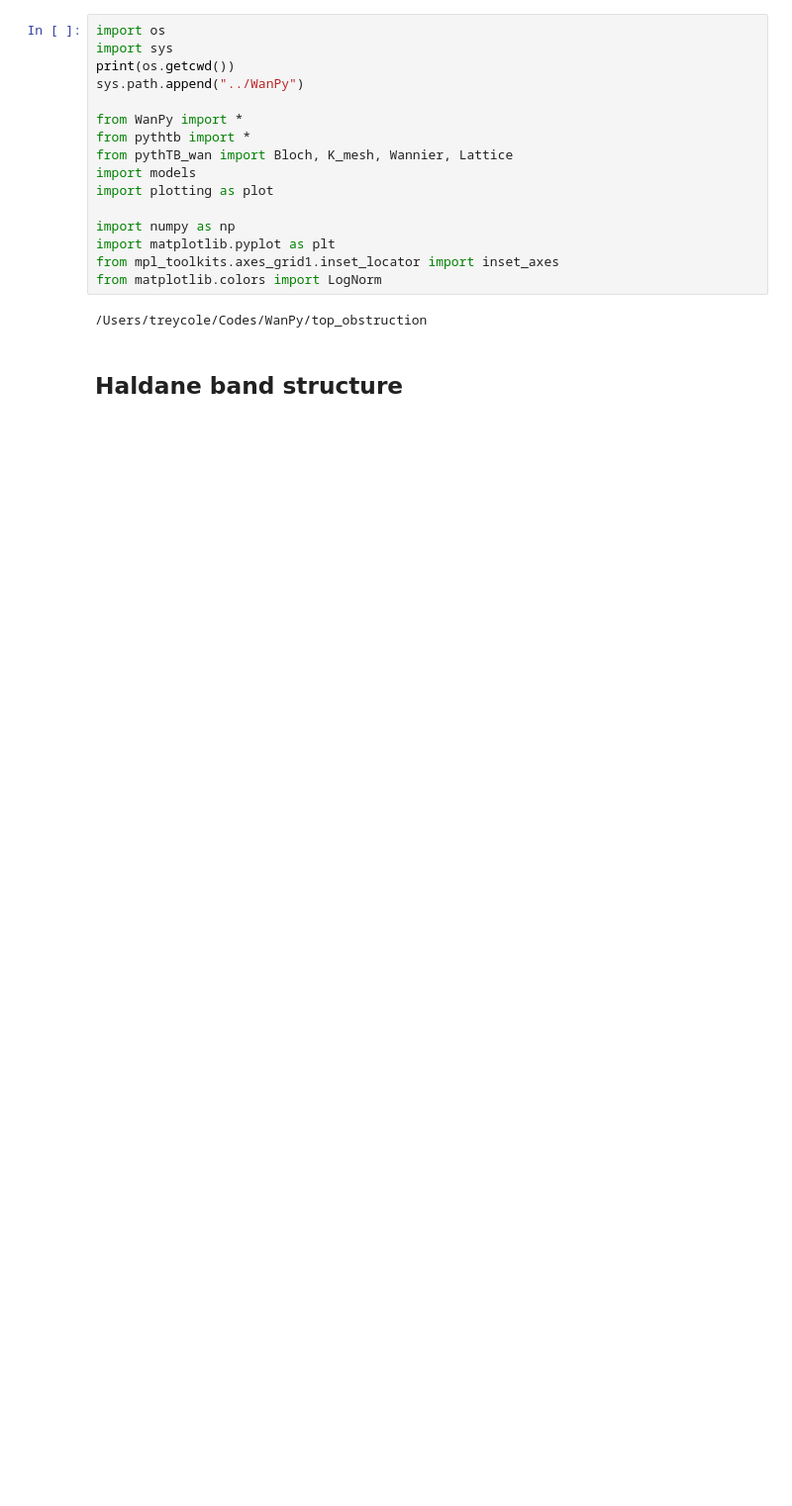
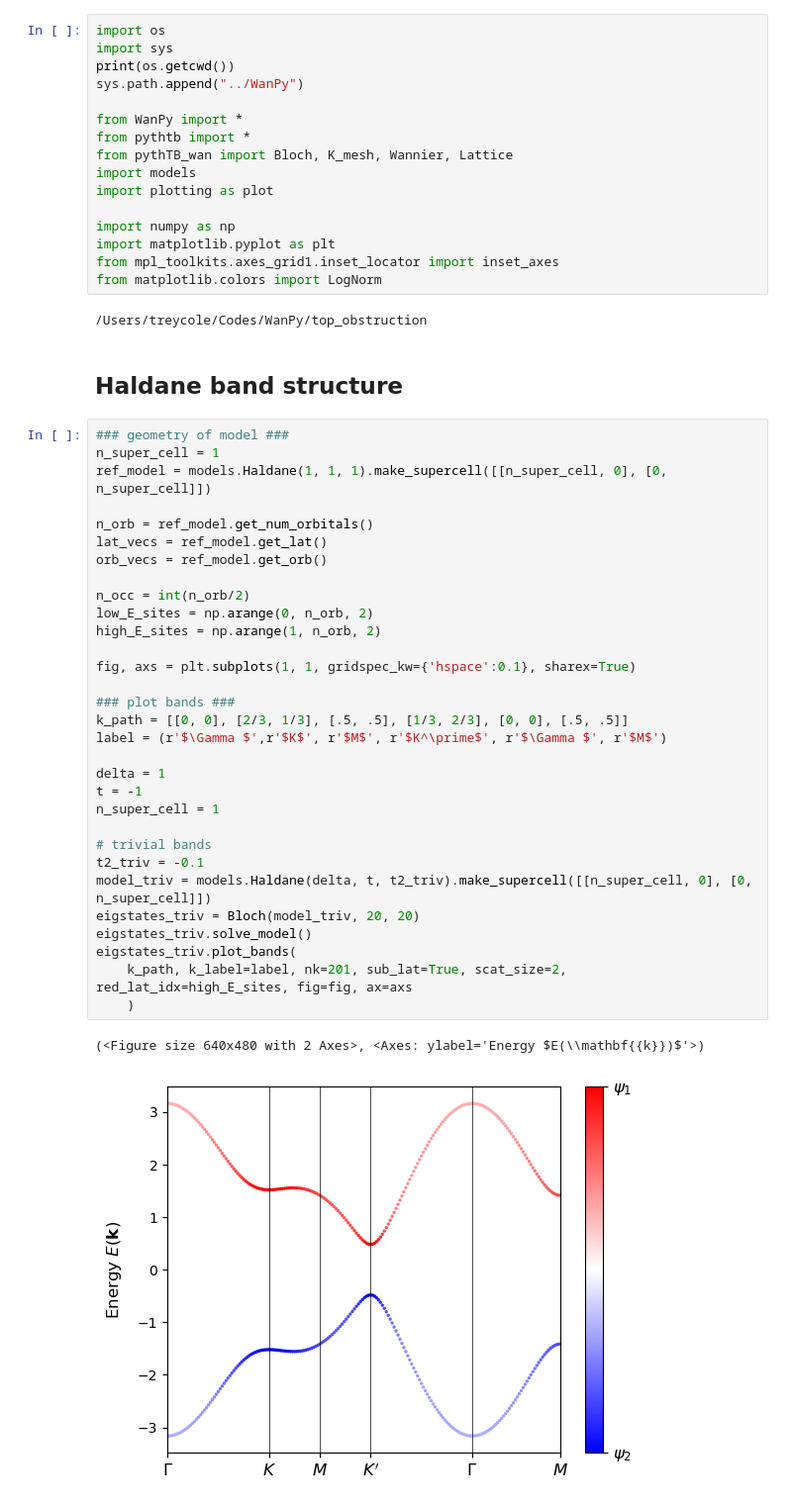
Before and after one commit to treycole/WanPy, a Jupyter notebook: top_obstruction/Haldane_bands.ipynb, the cells around one changed output. Shown at 99% size. Drawn from its saved outputs; the diff is of its cells as text; blank space fills up the shorter version.

```diff
--- a/top_obstruction/Haldane_bands.ipynb
+++ b/top_obstruction/Haldane_bands.ipynb
@@ -18,6 +18,40 @@ from matplotlib.colors import LogNorm
 /Users/treycole/Codes/WanPy/top_obstruction
 # %% [markdown]
 ## Haldane band structure
+# %%
+### geometry of model ###
+n_super_cell = 1
+ref_model = models.Haldane(1, 1, 1).make_supercell([[n_super_cell, 0], [0, n_super_cell]])
+
+n_orb = ref_model.get_num_orbitals()
+lat_vecs = ref_model.get_lat()
+orb_vecs = ref_model.get_orb()
+
+n_occ = int(n_orb/2)
+low_E_sites = np.arange(0, n_orb, 2)
+high_E_sites = np.arange(1, n_orb, 2)
+
+fig, axs = plt.subplots(1, 1, gridspec_kw={'hspace':0.1}, sharex=True)
+
+### plot bands ###
+k_path = [[0, 0], [2/3, 1/3], [.5, .5], [1/3, 2/3], [0, 0], [.5, .5]]
+label = (r'$\Gamma $',r'$K$', r'$M$', r'$K^\prime$', r'$\Gamma $', r'$M$')
+
+delta = 1
+t = -1
+n_super_cell = 1
+
+# trivial bands
+t2_triv = -0.1
+model_triv = models.Haldane(delta, t, t2_triv).make_supercell([[n_super_cell, 0], [0, n_super_cell]])
+eigstates_triv = Bloch(model_triv, 20, 20)
+eigstates_triv.solve_model()
+eigstates_triv.plot_bands(
+    k_path, k_label=label, nk=201, sub_lat=True, scat_size=2, red_lat_idx=high_E_sites, fig=fig, ax=axs
+    )
+# %% [output]
+(<Figure size 640x480 with 2 Axes>, <Axes: ylabel='Energy $E(\\mathbf{{k}})$'>)
+[figure, added]
 # %%
 ### geometry of model ###
 n_super_cell = 2
```
Also changed, not shown: parts of 2 cells of this notebook, 21 other files.
